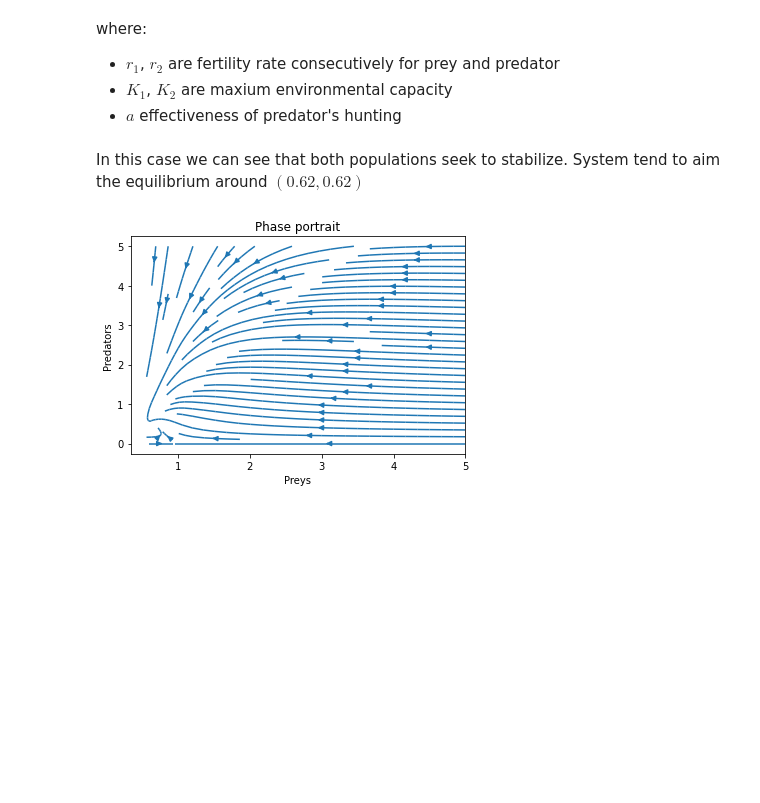
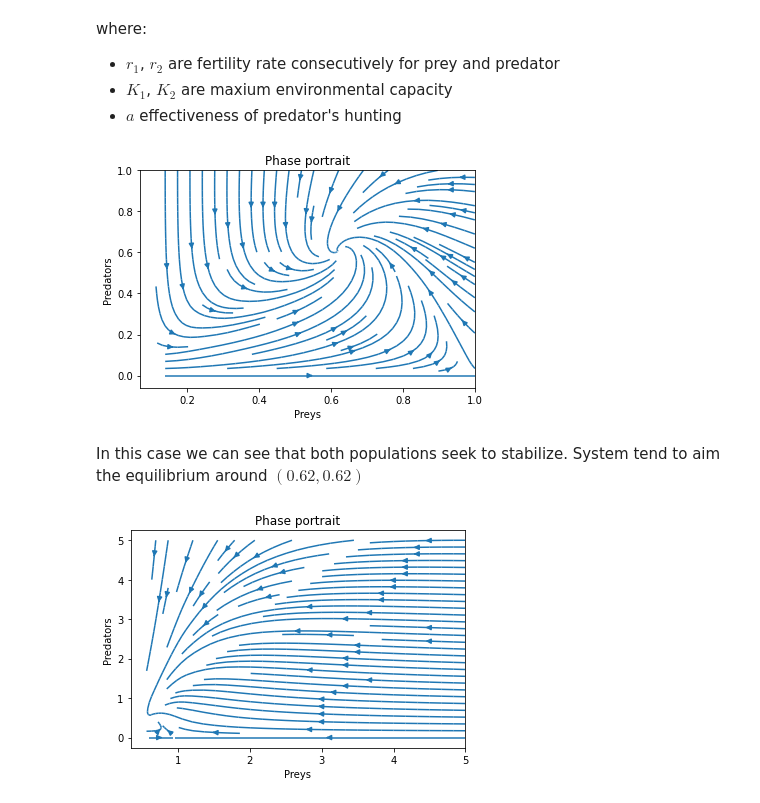
Before and after one commit to Deneverhad/Lotka, a Jupyter notebook: Lotka-Voltera.ipynb, the cells around one changed output. Cells and saved outputs as stored; diff of their text form; code cells hidden in the pictures; blank space fills up the shorter version.

```diff
--- a/Lotka-Voltera.ipynb
+++ b/Lotka-Voltera.ipynb
@@ -138,8 +143,6 @@ where:
 - $r_1$, $r_2$ are fertility rate consecutively for prey and predator
 - $K_1$, $K_2$ are maxium environmental capacity
 - $a$ effectiveness of predator's hunting
-# %% [markdown]
-In this case we can see that both populations seek to stabilize. System tend to aim the equilibrium around $(0.62, 0.62)$
 # %%
 r1= 1.0;r2 = 1.0
 k1 = 1.0; k2 = 1.0
@@ -148,6 +151,12 @@ a = 1.0;
 #F -> (t, N, P)
 functions = [lambda F: F[1] * r1 * (1 - F[1] / k1) - a* (F[1] * F[2])/(1 + a*F[1]) ,
              lambda F: F[2] * r2 * (1 - F[2] / (F[1] * k2))]
+# %%
+phase_plot(functions, 1, 10)
+# %% [output]
+[figure, added]
+# %% [markdown]
+In this case we can see that both populations seek to stabilize. System tend to aim the equilibrium around $(0.62, 0.62)$
 # %%
 ### PHASE PORTAIT STABLE DATA
 phase_plot(functions, 5, 10)
```
Also changed, not shown: parts of 17 cells of this notebook.
